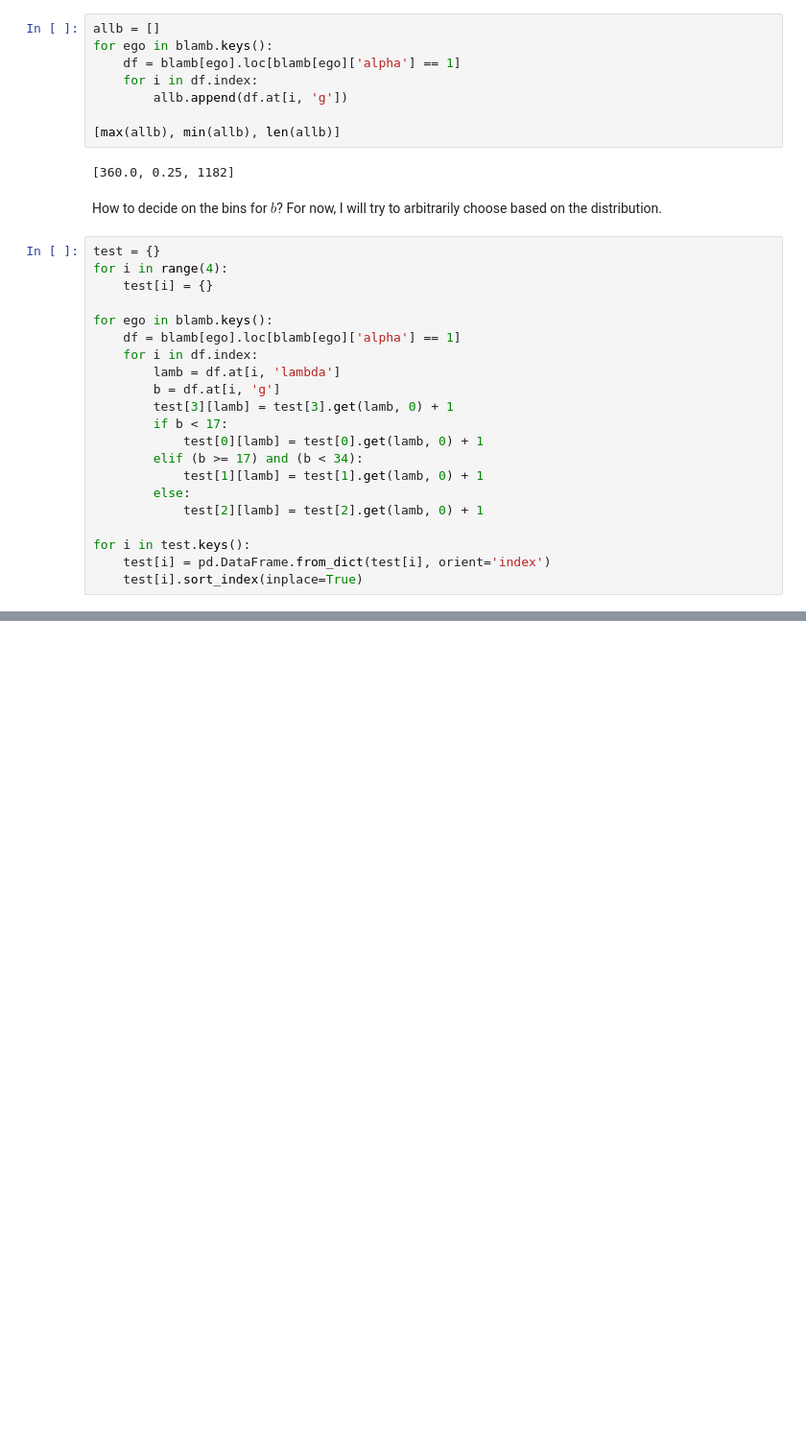
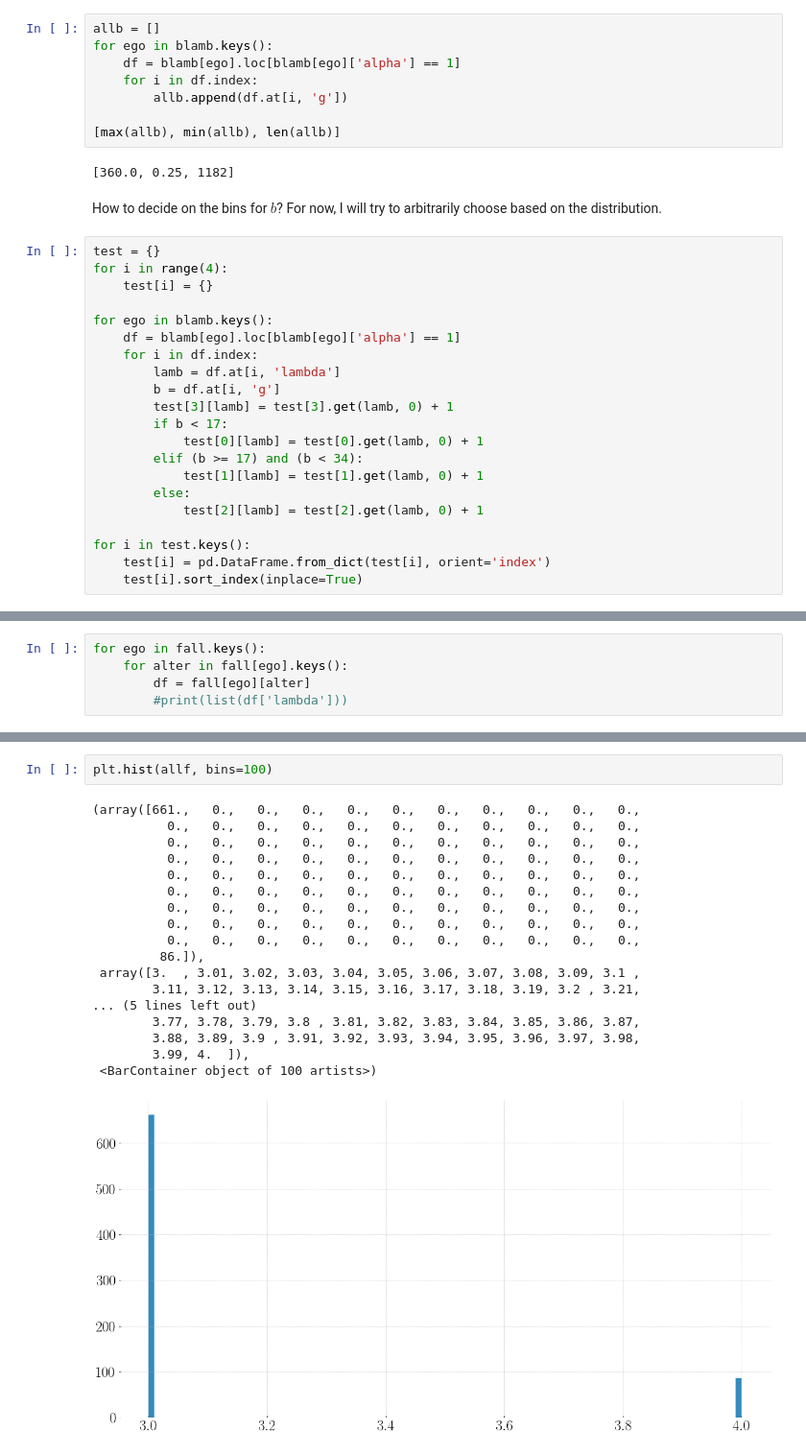
Before and after one commit to nitnelav27/comm_patterns, a Jupyter notebook: only_mit.ipynb, the cells around one changed output, grey strips where cells are left out. Shown at 96% size. Drawn from its saved outputs; the diff is of its cells as text; blank space fills up the shorter version.

```diff
--- a/only_mit.ipynb
+++ b/only_mit.ipynb
@@ -190,0 +236,5 @@ But I could also choose bins of
+# %%
+for ego in fall.keys():
+    for alter in fall[ego].keys():
+        df = fall[ego][alter]
+        #print(list(df['lambda']))
@@ -190,0 +257,21 @@ But I could also choose bins of
+# %%
+plt.hist(allf, bins=100)
+# %% [output]
+(array([661.,   0.,   0.,   0.,   0.,   0.,   0.,   0.,   0.,   0.,   0.,
+          0.,   0.,   0.,   0.,   0.,   0.,   0.,   0.,   0.,   0.,   0.,
+          0.,   0.,   0.,   0.,   0.,   0.,   0.,   0.,   0.,   0.,   0.,
+          0.,   0.,   0.,   0.,   0.,   0.,   0.,   0.,   0.,   0.,   0.,
+          0.,   0.,   0.,   0.,   0.,   0.,   0.,   0.,   0.,   0.,   0.,
+          0.,   0.,   0.,   0.,   0.,   0.,   0.,   0.,   0.,   0.,   0.,
+          0.,   0.,   0.,   0.,   0.,   0.,   0.,   0.,   0.,   0.,   0.,
+          0.,   0.,   0.,   0.,   0.,   0.,   0.,   0.,   0.,   0.,   0.,
+          0.,   0.,   0.,   0.,   0.,   0.,   0.,   0.,   0.,   0.,   0.,
+         86.]),
+ array([3.  , 3.01, 3.02, 3.03, 3.04, 3.05, 3.06, 3.07, 3.08, 3.09, 3.1 ,
+        3.11, 3.12, 3.13, 3.14, 3.15, 3.16, 3.17, 3.18, 3.19, 3.2 , 3.21,
+... (5 lines left out)
+        3.77, 3.78, 3.79, 3.8 , 3.81, 3.82, 3.83, 3.84, 3.85, 3.86, 3.87,
+        3.88, 3.89, 3.9 , 3.91, 3.92, 3.93, 3.94, 3.95, 3.96, 3.97, 3.98,
+        3.99, 4.  ]),
+ <BarContainer object of 100 artists>)
+[figure, added]
```
Also changed, not shown: parts of 40 cells of this notebook.
